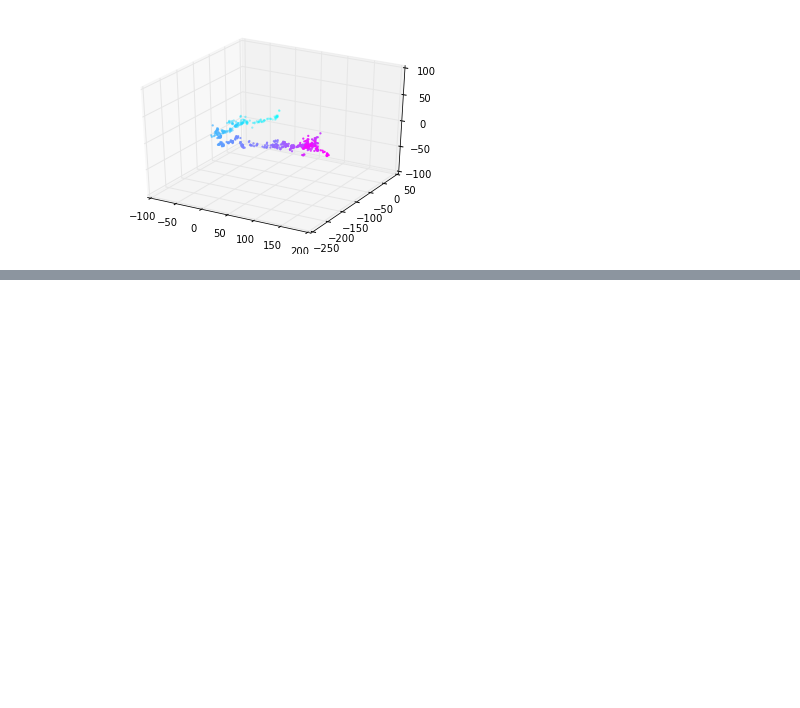
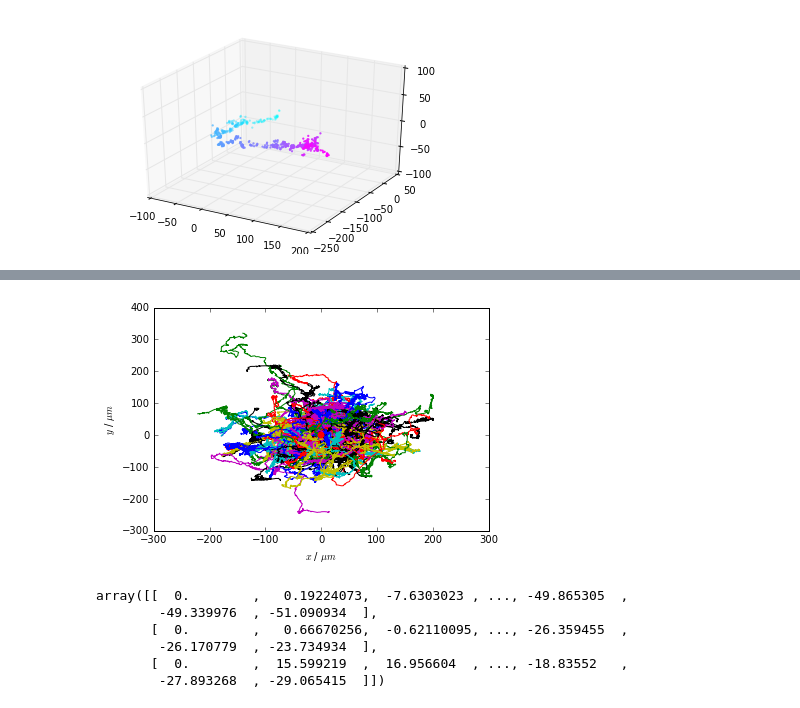
Before and after one commit to jrieke/lstm-biology, a Jupyter notebook: visualization.ipynb, the cells around one changed output, grey strips where cells are left out. Drawn from its saved outputs; the diff is of its cells as text; code cells hidden in the pictures; blank space fills up the shorter version.

Commit message:
Added plots with all trajectories

```diff
--- a/visualization.ipynb
+++ b/visualization.ipynb
@@ -31,3 +31,20 @@ ax.set_zlim(-100, 100)
 # %% [output]
 (-100, 100)
 [figure]
+# %%
+# Read all data files of one category.
+import os
+data_dir = 'data/JulianTrajs/plastic'
+trajectories = []  # dimensions: trajectory index -> time step -> coordinate (x, y, z)
+#trajectories_data = []
+for filename in os.listdir(data_dir):
+    print filename, '->',
+    #trajectory_data = np.genfromtxt(os.path.join(data_dir, filename))
+    #trajectory = trajectory_data.T
+    trajectory = np.genfromtxt(os.path.join(data_dir, filename))
+    print trajectory.shape[0], 'time steps'
+    trajectories.append(trajectory)
+    #trajectories_data.append(trajectory_data)
+trajectories = np.array(trajectories)
+# TODO: Split in test/training/validation
+#trajectories_data = np.array(trajectories_data)
@@ -33,0 +69,20 @@ ax.set_zlim(-100, 100)
+# %%
+for trajectory in trajectories:
+    plt.plot(trajectory[:, 0], trajectory[:, 1])
+plt.plot(0, 0, 'ro', markersize=7, mec='none')
+plt.xlabel('$x$ / $\mu m$')
+plt.ylabel('$y$ / $\mu m$')
+plt.savefig('all_plastic.png', dpi=300)
+
+# TODO: Maybe make heatmap
+# %% [output]
+[figure, added]
+# %%
+trajectories.reshape(3, -1)
+# %% [output]
+array([[  0.        ,   0.19224073,  -7.6303023 , ..., -49.865305  ,
+        -49.339976  , -51.090934  ],
+       [  0.        ,   0.66670256,  -0.62110095, ..., -26.359455  ,
+        -26.170779  , -23.734934  ],
+       [  0.        ,  15.599219  ,  16.956604  , ..., -18.83552   ,
+        -27.893268  , -29.065415  ]])
```
Also changed, not shown: parts of 5 cells of this notebook, 5 other files.
